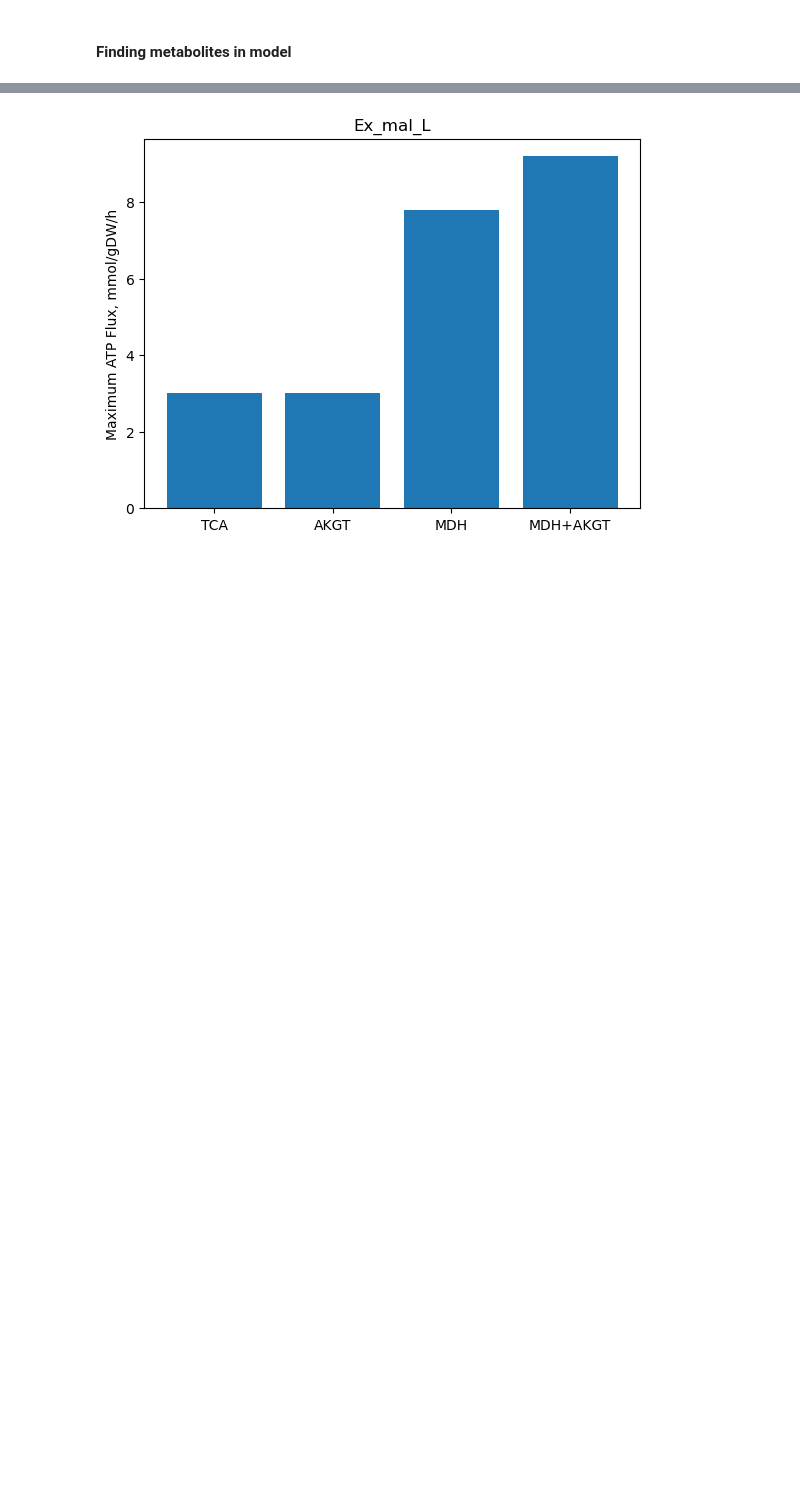
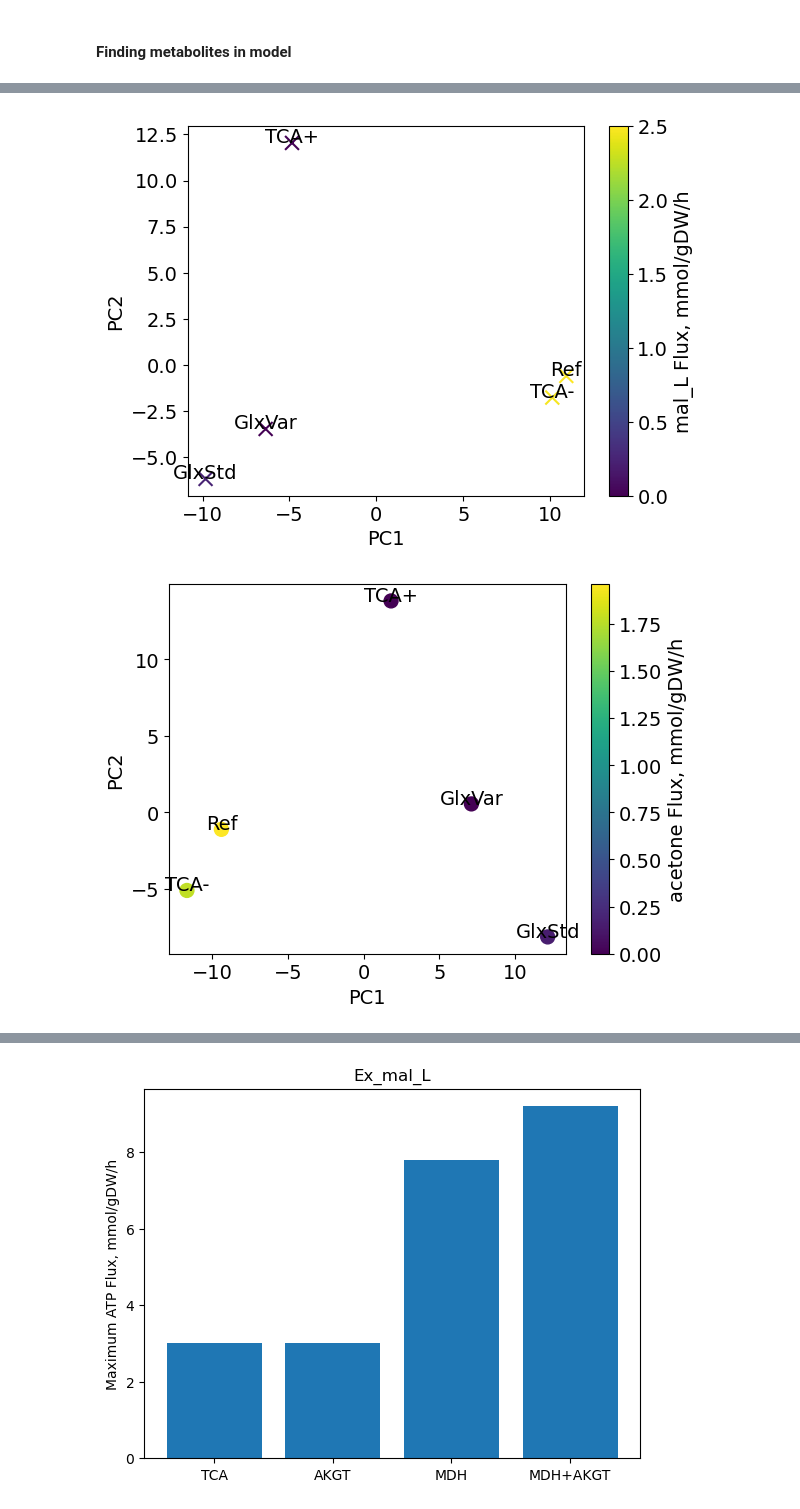
Before and after one commit to iAMB-RWTH-Aachen/Opol-GSMM, a Jupyter notebook: code/Model-Analysis.ipynb, the cells around one changed output, grey strips where cells are left out. Saved outputs shown, nothing was run; the diff lists cells and outputs as text; code cells hidden in the pictures; blank space fills up the shorter version.

```diff
--- a/code/Model-Analysis.ipynb
+++ b/code/Model-Analysis.ipynb
@@ -231,0 +628,36 @@ EX_isoprene[e]: isoprene[e] -->
+# %%
+# Constructing a PCA plot of the fluxes in the dataframe myResults as a contourf plot with the flux/row of 'DM_mal_L[e]' as the color
+myMark = {'mal_L[e]':'x', 'acetone[e]':'o', 'isoprene[e]':'d'}
+# Dictionary with labels for the different scenarios
+myLabel = {'UnconstrainedRef':'Ref', 'BlockedTCA':'TCA-', 'ForcedTCA':'TCA+', 'ForcedStdGlx':'GlxStd', 'ForcedImpGlx':'GlxVar'}
+for target in list(myResults.columns):
+    # Replacing NaN values with 0
+    myDat = pd.DataFrame(myResults[target].to_dict()).fillna(0)
+
+    # Standardizing the features
+    x = StandardScaler().fit_transform(myDat.T)
+
+    pca = PCA(n_components=2)
+    principalComponents = pca.fit_transform(x)
+    principalDf = pd.DataFrame(data = principalComponents, columns = ['PC1', 'PC2'], index = myDat.columns)
+
+    # Plotting the PCA
+    # plt.figure(figsize=(10,10))
+    plt.xlabel('PC1')
+    plt.ylabel('PC2')
+    plt.scatter(principalDf['PC1'], principalDf['PC2'], s=100, c=myDat.loc[f'DM_{target}'], cmap='viridis', marker=myMark[target])
+    for i, txt in enumerate(principalDf.index):
+        plt.annotate(myLabel[txt], (principalDf['PC1'][i], principalDf['PC2'][i]), ha='center')
+
+    # adding colorbar and text
+    cbar = plt.colorbar()
+    cbar.set_label(f'{target[:-3]} Flux, mmol/gDW/h')
+
+    # saving figure
+    FigureName = f'PCA-Flux-{target[:-3]}'
+    PlotName = os.path.join(SaveDir, f'{Today}_{FigureName}.{FigureType}')
+    plt.savefig(PlotName, dpi=300, bbox_inches='tight')
+    plt.show()
+# %% [output]
+[figure, added]
+[figure, added]
```
Also changed, not shown: parts of 45 cells of this notebook, 11 other files.
